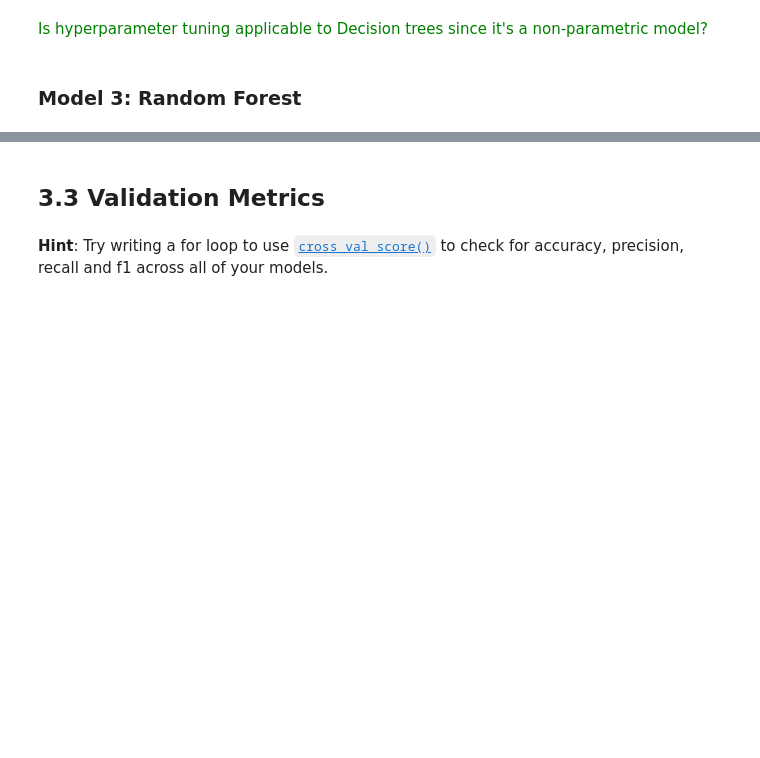
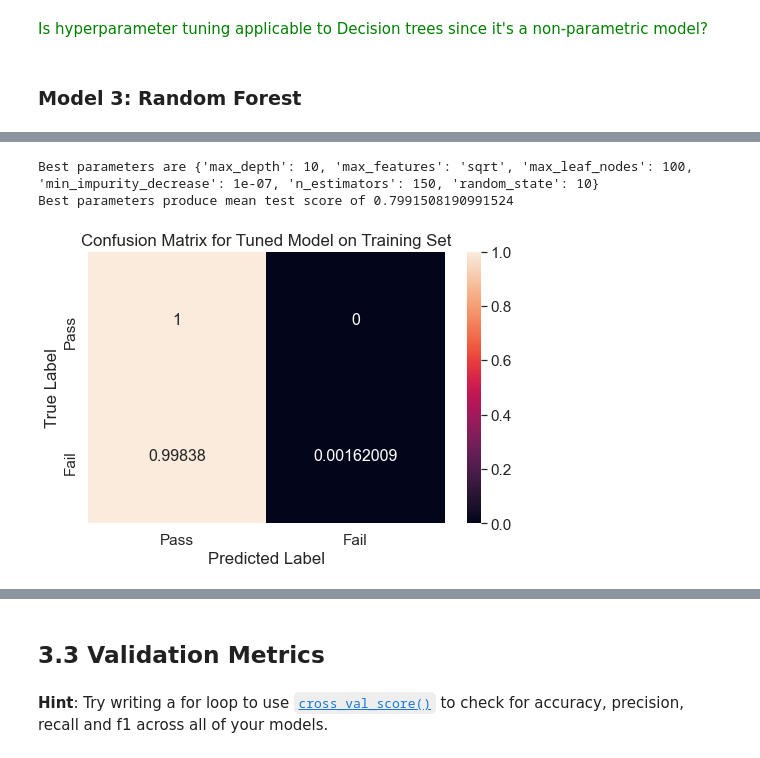
Before and after one commit to Luyi2/CSS_Project3_Team5_Fall2021, a Jupyter notebook: Project 3_Group-5.ipynb, the cells around one changed output, grey strips where cells are left out. Drawn from its saved outputs; the diff is of its cells as text; code cells hidden in the pictures; blank space fills up the shorter version.

```diff
--- a/Project 3_Group-5.ipynb
+++ b/Project 3_Group-5.ipynb
@@ -537,0 +538,47 @@ Another way that we might restrict overfitting of the RF model to the training d
+# %%
+# Initiate grid search
+rf_grid_search = GridSearchCV(rf_classifier, param_grid_rf, cv=3)
+# %%
+# Fit grid search to training data and save it as a grid of results
+rf_grid_results = rf_grid_search.fit(X_train, y_train_rav)
+# %%
+# Determine the best model (the one that works best on left-out obs in cross validation)
+best_model_rf = rf_grid_results.best_estimator_
+# %%
+# Explicate the parameters that make up the best estimator
+best_parameters = rf_grid_results.best_params_
+
+# Identify the best results (Mean cross-validated score of the best_estimator)
+best_results = rf_grid_results.best_score_
+
+# Let's see what we're working with
+print("Best parameters are", best_parameters)
+print("Best parameters produce mean test score of", best_results)
+# %% [output]
+Best parameters are {'max_depth': 10, 'max_features': 'sqrt', 'max_leaf_nodes': 100, 'min_impurity_decrease': 1e-07, 'n_estimators': 150, 'random_state': 10}
+Best parameters produce mean test score of 0.7991508190991524
+# %%
+# With the parameters tested out, the best estimator decreased accuracy on the training set.
+# Let's see where this error is coming from by using a confusion matrix.
+best_y_train_pred = best_model_rf.predict(X_train)
+
+# create a confusion matrix to allow us to evaluate the tuned classification model on the training set
+best_model_rf_train = confusion_matrix(y_train_rav, best_y_train_pred, normalize = "true")
+
+best_rf_train_cm = pd.DataFrame(best_model_rf_train, range(2), range(2))
+
+best_rf_train_cm = best_rf_train_cm.rename(index=str, columns={0: "Pass", 1: "Fail"})
+best_rf_train_cm.index = ["Pass", "Fail"]
+plt.figure(figsize = (8,5))
+sns.set(font_scale=1.4) #for label size
+sns.heatmap(best_rf_train_cm,
+           annot=True,
+           annot_kws={"size": 16},
+           fmt='g')
+
+plt.title("Confusion Matrix for Tuned Model on Training Set")
+plt.xlabel("Predicted Label")
+plt.ylabel("True Label")
+plt.show()
+# %% [output]
+[figure, added]
```
Also changed, not shown: parts of 63 cells of this notebook.
